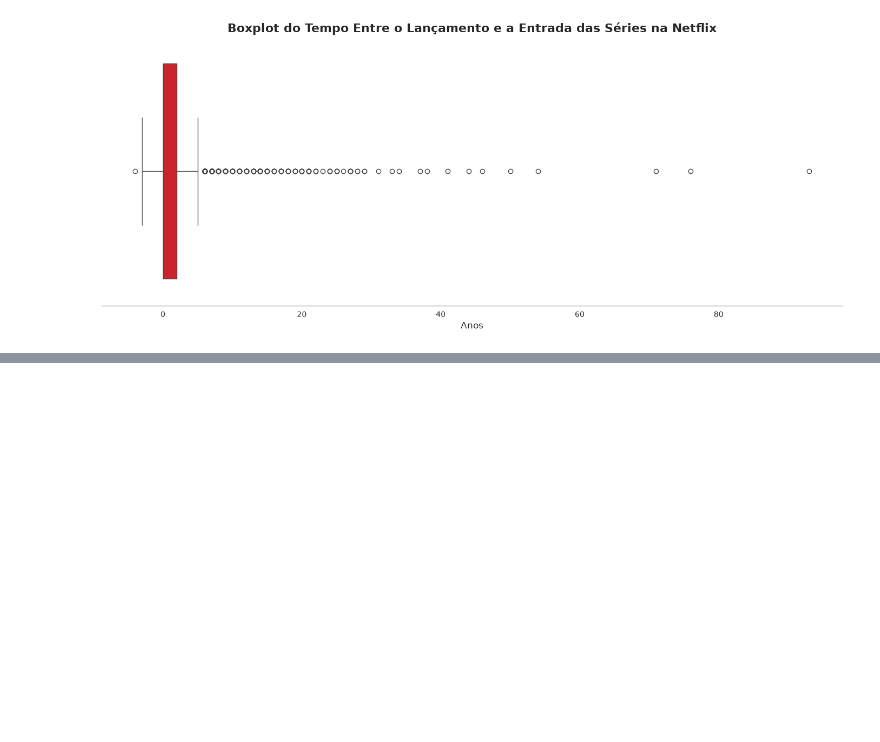
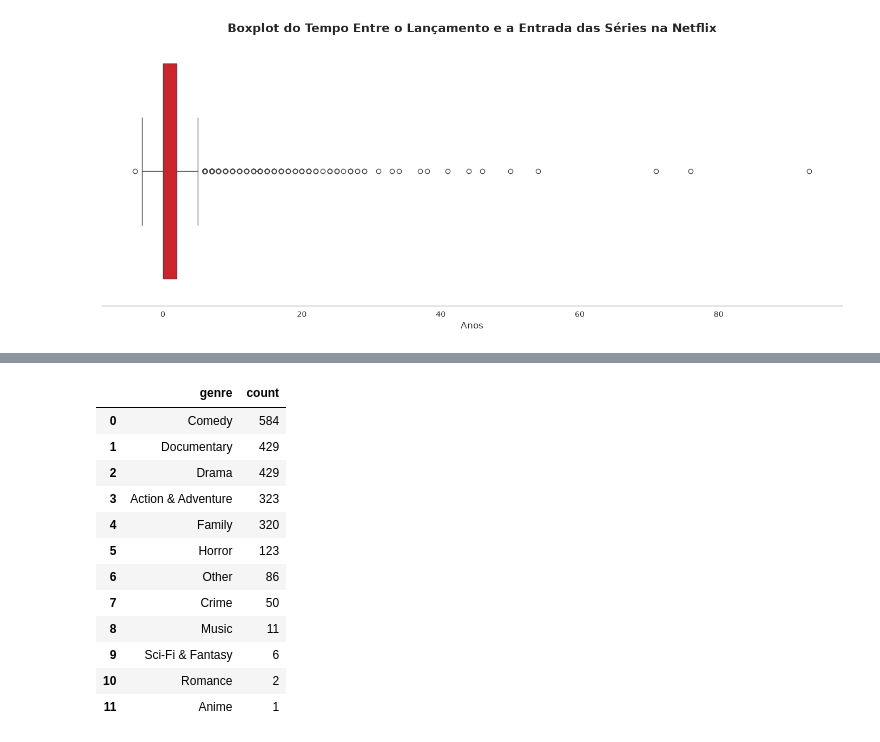
Before and after one commit to thiagoishie/netflix, a Jupyter notebook: notebooks/ETL_EDA.ipynb, the cells around one changed output, grey strips where cells are left out. Cells and saved outputs as stored; diff of their text form; code cells hidden in the pictures; blank space fills up the shorter version.

```diff
--- a/notebooks/ETL_EDA.ipynb
+++ b/notebooks/ETL_EDA.ipynb
@@ -1598,0 +1617,16 @@ plt.show()
+# %%
+hollywood.genre.value_counts().reset_index()
+# %% [output]
+|  | genre | count |
+| 0 | Comedy | 584 |
+| 1 | Documentary | 429 |
+| 2 | Drama | 429 |
+| 3 | Action & Adventure | 323 |
+| 4 | Family | 320 |
+| 5 | Horror | 123 |
+| 6 | Other | 86 |
+| 7 | Crime | 50 |
+| 8 | Music | 11 |
+| 9 | Sci-Fi & Fantasy | 6 |
+| 10 | Romance | 2 |
+| 11 | Anime | 1 |
```
Also changed, not shown: parts of 14 cells of this notebook, 2 other files.
